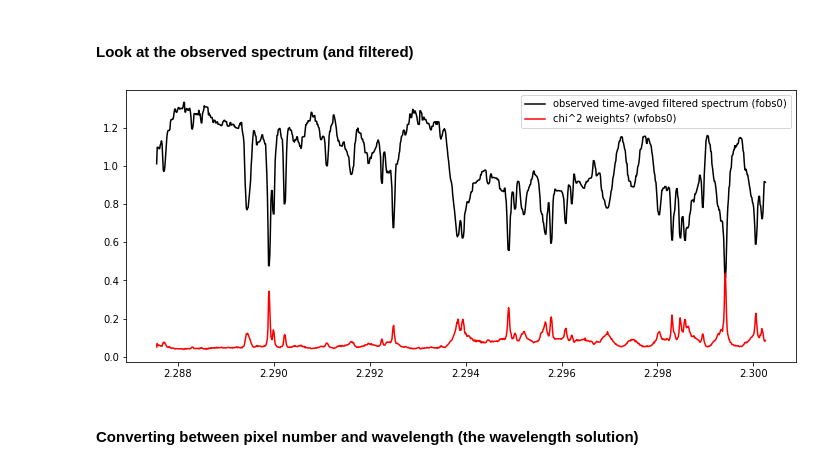
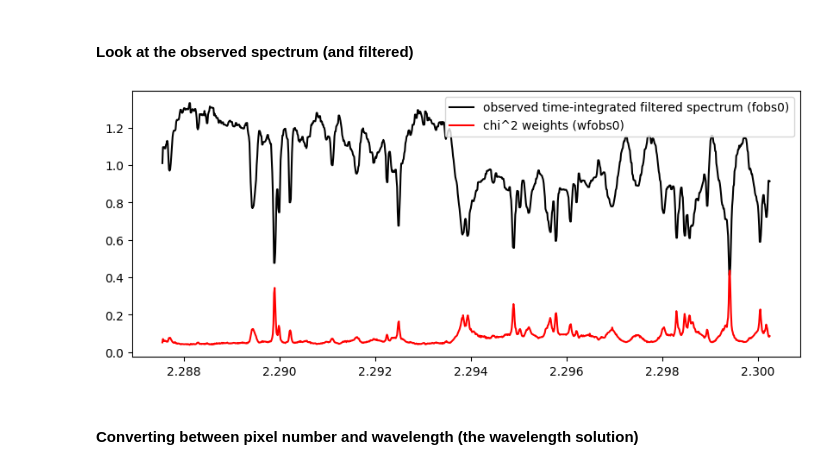
Before and after one commit to alphalyncis/dopplerimg, a Jupyter notebook: code/study.ipynb, the cells around one changed output. Saved outputs shown, nothing was run; the diff lists cells and outputs as text; code cells hidden in the pictures.

```diff
--- a/code/study.ipynb
+++ b/code/study.ipynb
@@ -19,22 +19,24 @@ band = 0
 # %% [markdown]
 #### Look at the observed spectrum (and filtered)
 # %%
-obs0 = np.median(ret['obs0'], axis=0)*14.  # time-avged spectrum, 4*1024, equivalent to summed over 14 timeframes
+obs0 = np.median(ret['obs0'], axis=0)*14.  # time-integrated spectrum, 4*1024, equivalent to summed over 14 timeframes
 fobs0 = np.vstack([signal.medfilt(obs0[band], 3) for band in range(4)]) # fobs = filtered obs using a 3-datapoint window
-fobs0 = fobs0 / np.median(fobs0, axis=1).reshape(4,1) # normalize flux wrt continuum level(aka. medium over whole band)
+fobs0 = fobs0 / np.median(fobs0, axis=1).reshape(4,1) # normalize such that continuum(median) level is 1
 
-eobs0 = np.median(ret['obs0'], axis=0)*np.sqrt(14.) # TODO: what does eobs mean?
-eobs0 = eobs0 / np.median(fobs0, 1).reshape(4,1) # normalized wrt band medium
+eobs0 = np.median(ret['obs0'], axis=0)*np.sqrt(14.) # TODO: what does eobs mean: error of obs0, why is obs0 not sqrted?
+eobs0 = eobs0 / np.median(fobs0, axis=1).reshape(4,1) # normalized wrt band medium
 wfobs0 = 1./eobs0**2 # TODO: what does wfobs mean: weights of data points
+wind = np.isinf(wfobs0)
+wfobs0[wind] = 0.
 
 # Plotting just one wl band to show data
-fig = plt.figure(figsize=(12,5))
-plt.plot(ret['wobs'][band, :], fobs0[band, :], color='black', label="observed time-avged filtered spectrum (fobs0)")
-plt.plot(ret['wobs'][band, :], wfobs0[band, :], color='red', label="chi^2 weights? (wfobs0)")
+fig = plt.figure(figsize=(10,4))
+plt.plot(ret['wobs'][band, :], fobs0[band, :], color='black', label="observed time-integrated filtered spectrum (fobs0)")
+plt.plot(ret['wobs'][band, :], wfobs0[band, :], color='red', label="chi^2 weights (wfobs0)")
 plt.legend()
 plt.show()
 # %% [output]
-[figure, old version]
+[figure, new version]
 # %% [markdown]
 #### Converting between pixel number and wavelength (the wavelength solution)
 # %%
```
Also changed, not shown: parts of 14 cells of this notebook.
